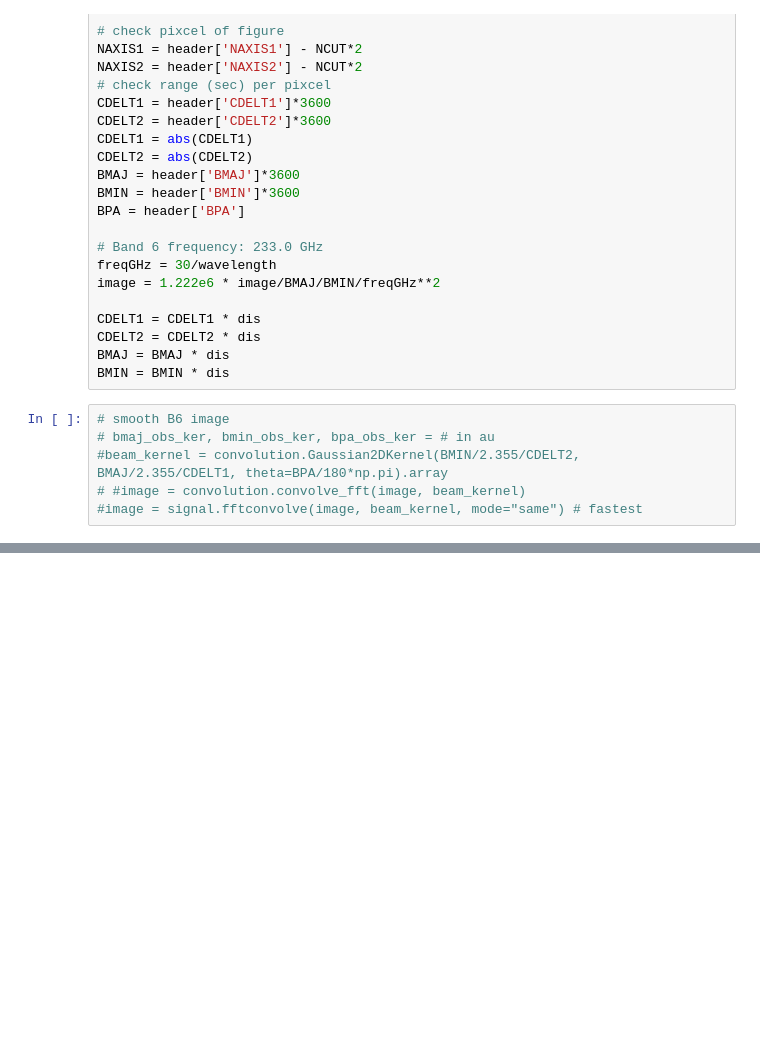
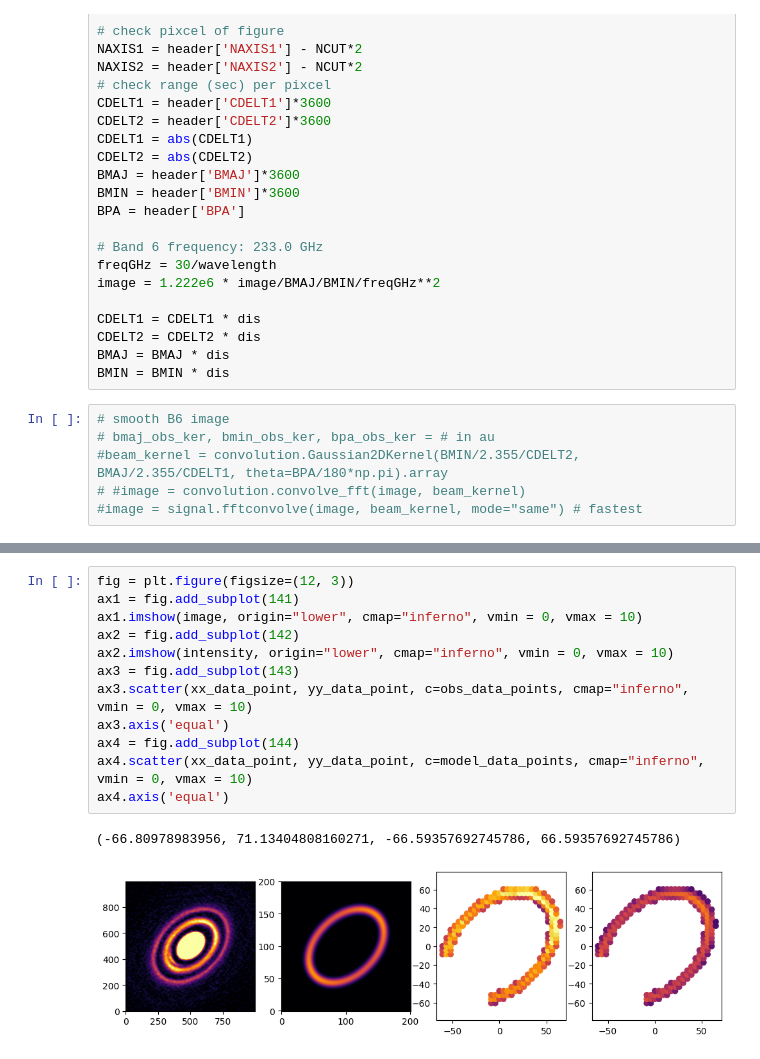
Before and after one commit to doikiyoaki/fit_ring, a Jupyter notebook: notebooks/main.ipynb, the cells around one changed output, grey strips where cells are left out. Cells and saved outputs as stored; diff of their text form; blank space fills up the shorter version.

```diff
--- a/notebooks/main.ipynb
+++ b/notebooks/main.ipynb
@@ -164,3 +273,18 @@ chi2/obs_data_points.size
+# %%
+fig = plt.figure(figsize=(12, 3))
+ax1 = fig.add_subplot(141)
+ax1.imshow(image, origin="lower", cmap="inferno", vmin = 0, vmax = 10)
+ax2 = fig.add_subplot(142)
+ax2.imshow(intensity, origin="lower", cmap="inferno", vmin = 0, vmax = 10)
+ax3 = fig.add_subplot(143)
+ax3.scatter(xx_data_point, yy_data_point, c=obs_data_points, cmap="inferno", vmin = 0, vmax = 10)
+ax3.axis('equal')
+ax4 = fig.add_subplot(144)
+ax4.scatter(xx_data_point, yy_data_point, c=model_data_points, cmap="inferno", vmin = 0, vmax = 10)
+ax4.axis('equal')
+# %% [output]
+(-66.80978983956, 71.13404808160271, -66.59357692745786, 66.59357692745786)
+[figure, added]
 # %%
 fig = plt.figure(figsize=(9, 3))
 ax1 = fig.add_subplot(131)
```
Also changed, not shown: parts of 12 cells of this notebook.
